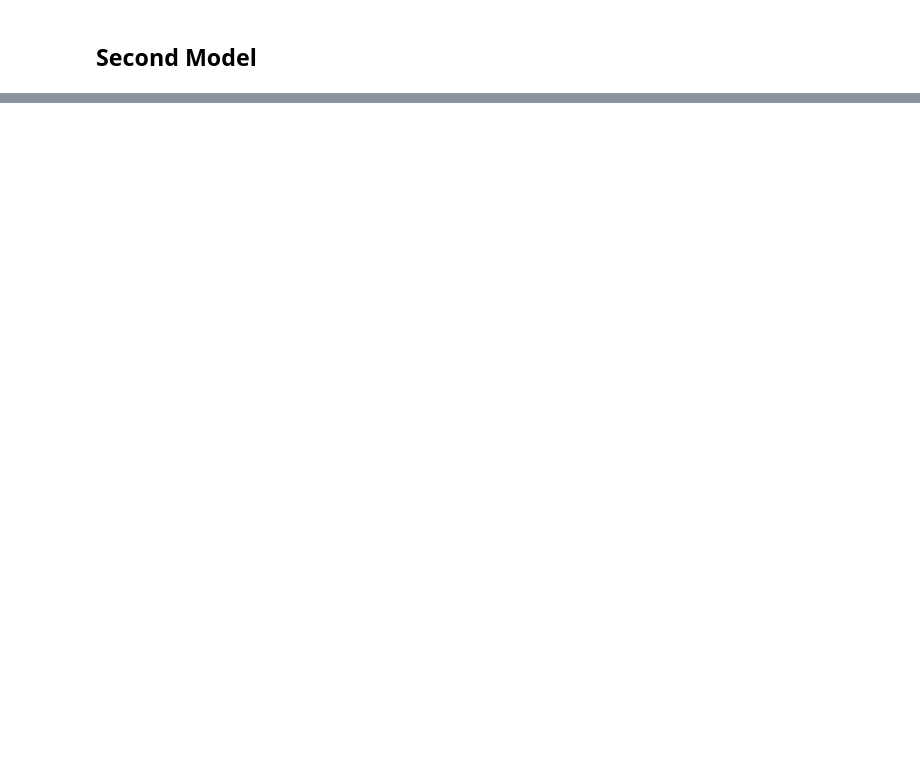
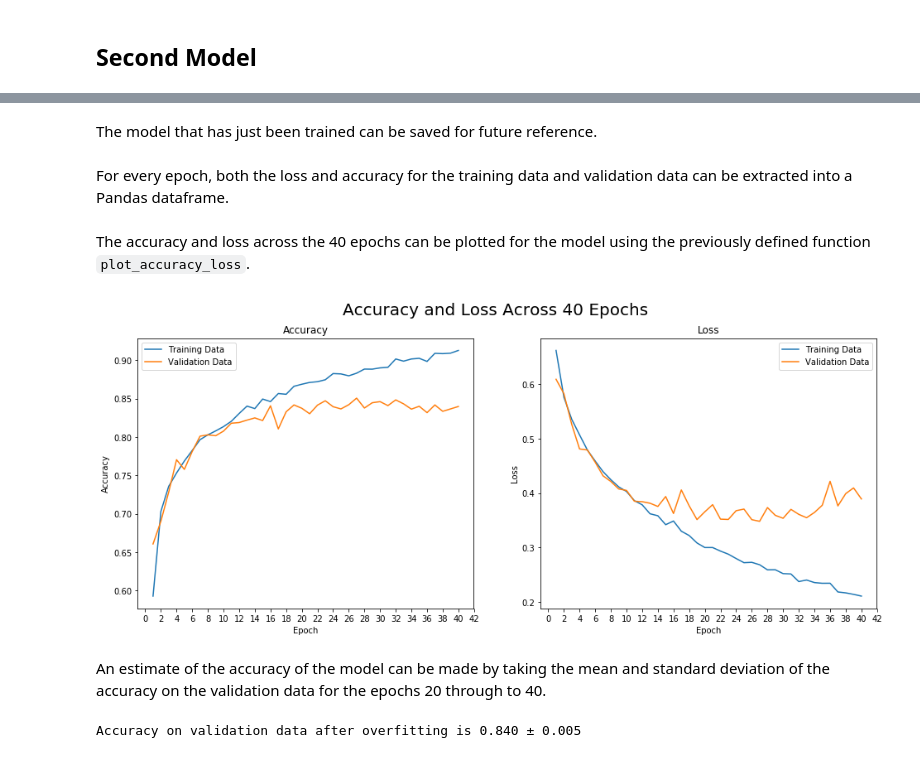
Before and after one commit to dmbentley/cats-vs-dogs, a Jupyter notebook: cats-vs-dogs.ipynb, the cells around one changed output, grey strips where cells are left out. Saved outputs shown, nothing was run; the diff lists cells and outputs as text; code cells hidden in the pictures; blank space fills up the shorter version.

```diff
--- a/cats-vs-dogs.ipynb
+++ b/cats-vs-dogs.ipynb
@@ -289,0 +375,2 @@ sns.lineplot(data=metrics, x = metrics.index, y='val_loss')
+# %% [markdown]
+The model that has just been trained can be saved for future reference.
@@ -289,0 +379,23 @@ sns.lineplot(data=metrics, x = metrics.index, y='val_loss')
+# %% [markdown]
+For every epoch, both the loss and accuracy for the training data and validation data can be extracted into a Pandas dataframe.
+# %%
+metrics_second = pd.DataFrame(second_model_output.history)
+
+# The index of the dataframe is zero indexed to the epoch number. As such, add one
+# to the index so that Epoch 0 becomes Epoch 1.
+metrics_second.index = metrics_second.index+1
+# %% [markdown]
+The accuracy and loss across the 40 epochs can be plotted for the model using the previously defined function `plot_accuracy_loss`.
+# %%
+plot_accuracy_loss(metrics_second)
+# %% [output]
+[figure, added]
+# %% [markdown]
+An estimate of the accuracy of the model can be made by taking the mean and standard deviation of the accuracy on the validation data for the epochs 20 through to 40.
+# %%
+mean = metrics_second['val_acc'][20:40].mean()
+std = metrics_second['val_acc'][20:40].std()
+
+print('Accuracy on validation data after overfitting is {:.3f} \u00B1 {:.3f}'.format(mean, std))
+# %% [output]
+Accuracy on validation data after overfitting is 0.840 ± 0.005
```
Also changed, not shown: parts of 45 cells of this notebook.
